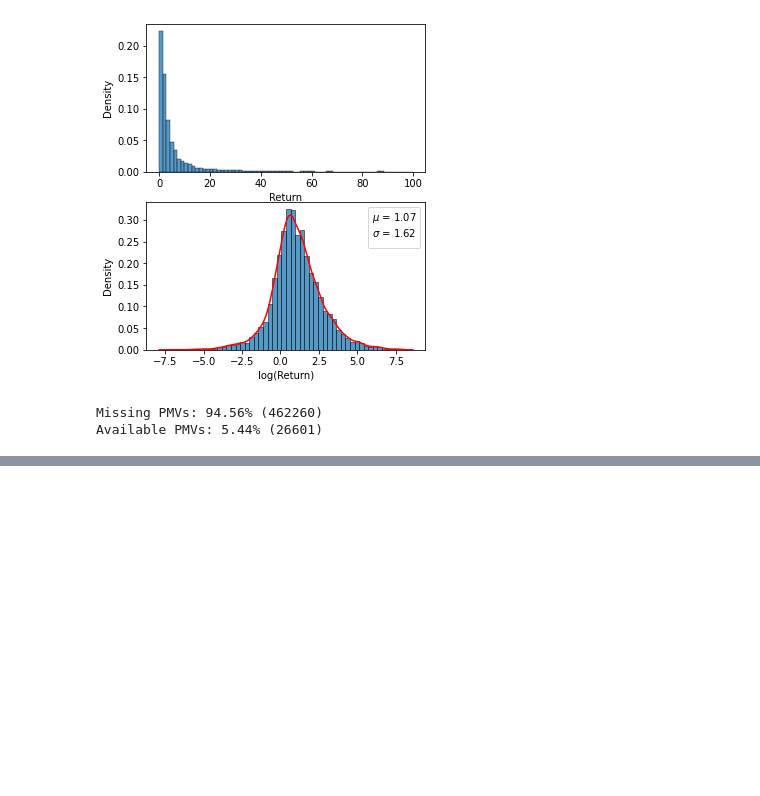
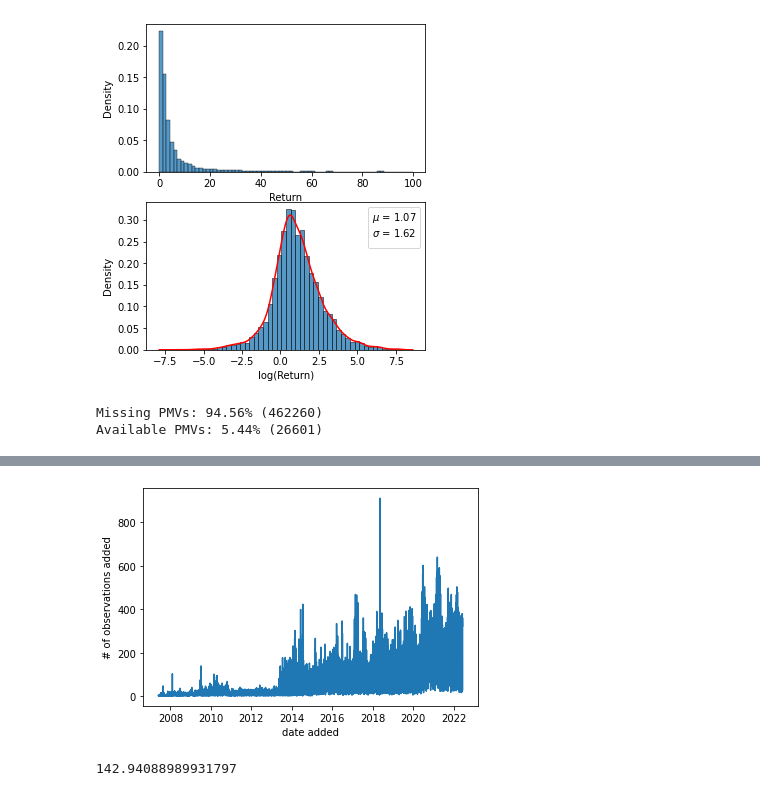
Before and after one commit to technometrics-lab/17-Venture-Capital-Risk-and-Return, a Jupyter notebook: src/notebooks/stylized_facts.ipynb, the cells around one changed output, grey strips where cells are left out. Cells and saved outputs as stored; diff of their text form; code cells hidden in the pictures; blank space fills up the shorter version.

```diff
--- a/src/notebooks/stylized_facts.ipynb
+++ b/src/notebooks/stylized_facts.ipynb
@@ -370,0 +421,16 @@ Available PMVs: 5.44% (26601)
+# %%
+rounds['year_added'] = pd.to_datetime(rounds.created_at).dt.year
+# %%
+s = pd.to_datetime(rounds.created_at)
+added_num = s.groupby(s.dt.floor('d')).size()
+# %%
+sns.lineplot(x=added_num.index, y=added_num.values)
+plt.xlabel('date added')
+plt.ylabel('# of observations added')
+plt.savefig('figures/date_added.pdf')
+# %% [output]
+[figure, added]
+# %%
+added_num[added_num.index.year > 2013].mean()
+# %% [output]
+142.94088989931797
```
Also changed, not shown: parts of 17 cells of this notebook.
